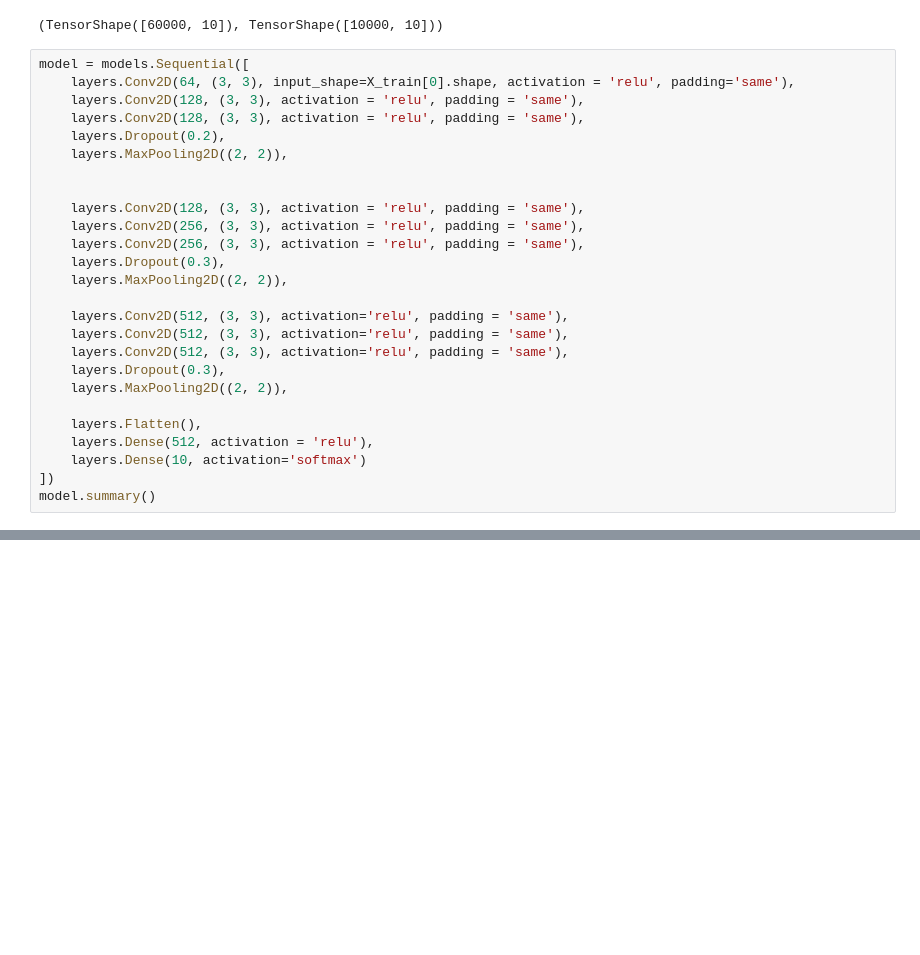
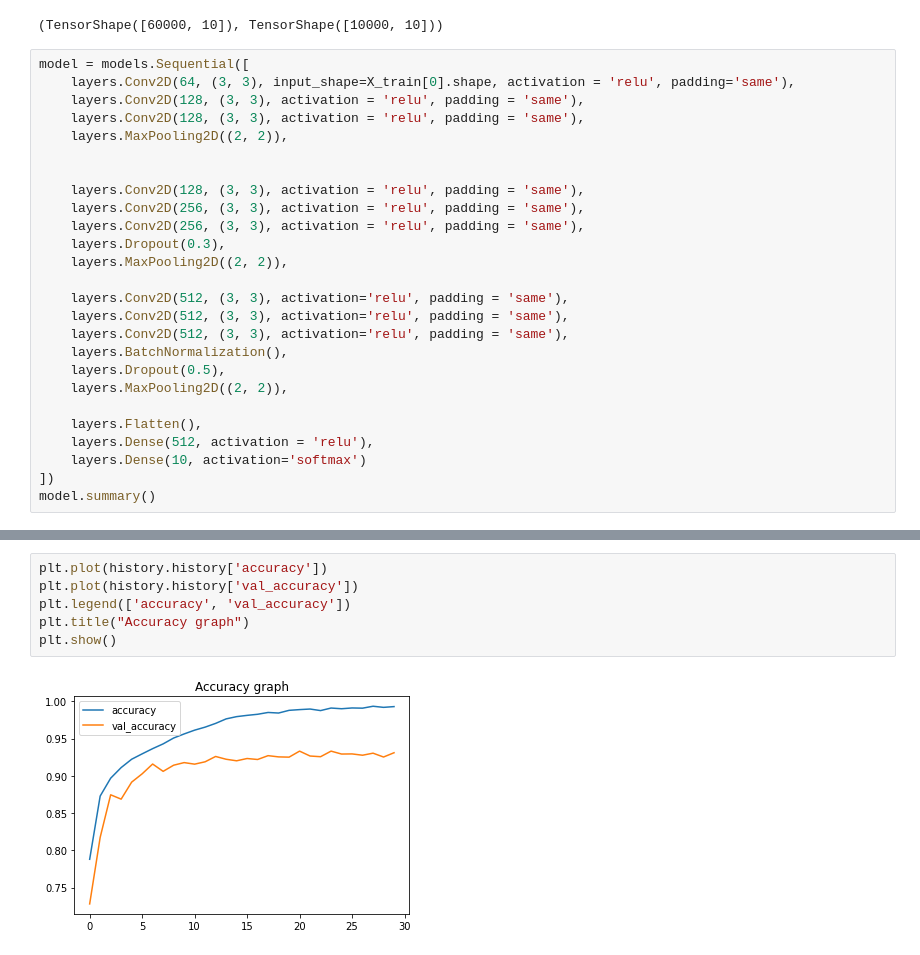
Before and after one commit to CaptaiN785/DL-Notebooks, a Jupyter notebook: fashion_mnist/main.ipynb, the cells around one changed output, grey strips where cells are left out. Saved outputs shown, nothing was run; the diff lists cells and outputs as text; blank space fills up the shorter version.

```diff
--- a/fashion_mnist/main.ipynb
+++ b/fashion_mnist/main.ipynb
@@ -52,7 +62,6 @@ model = models.Sequential([
     layers.Conv2D(64, (3, 3), input_shape=X_train[0].shape, activation = 'relu', padding='same'),
     layers.Conv2D(128, (3, 3), activation = 'relu', padding = 'same'),
     layers.Conv2D(128, (3, 3), activation = 'relu', padding = 'same'),
-    layers.Dropout(0.2),
     layers.MaxPooling2D((2, 2)),
 
 
@@ -65,7 +74,8 @@ model = models.Sequential([
     layers.Conv2D(512, (3, 3), activation='relu', padding = 'same'),
     layers.Conv2D(512, (3, 3), activation='relu', padding = 'same'),
     layers.Conv2D(512, (3, 3), activation='relu', padding = 'same'),
-    layers.Dropout(0.3),
+    layers.BatchNormalization(),
+    layers.Dropout(0.5),
     layers.MaxPooling2D((2, 2)),
 
     layers.Flatten(),
@@ -120,0 +131,8 @@ Epoch 21/30
+# %%
+plt.plot(history.history['accuracy'])
+plt.plot(history.history['val_accuracy'])
+plt.legend(['accuracy', 'val_accuracy'])
+plt.title("Accuracy graph")
+plt.show()
+# %% [output]
+[figure, added]
```
Also changed, not shown: parts of 5 cells of this notebook.
